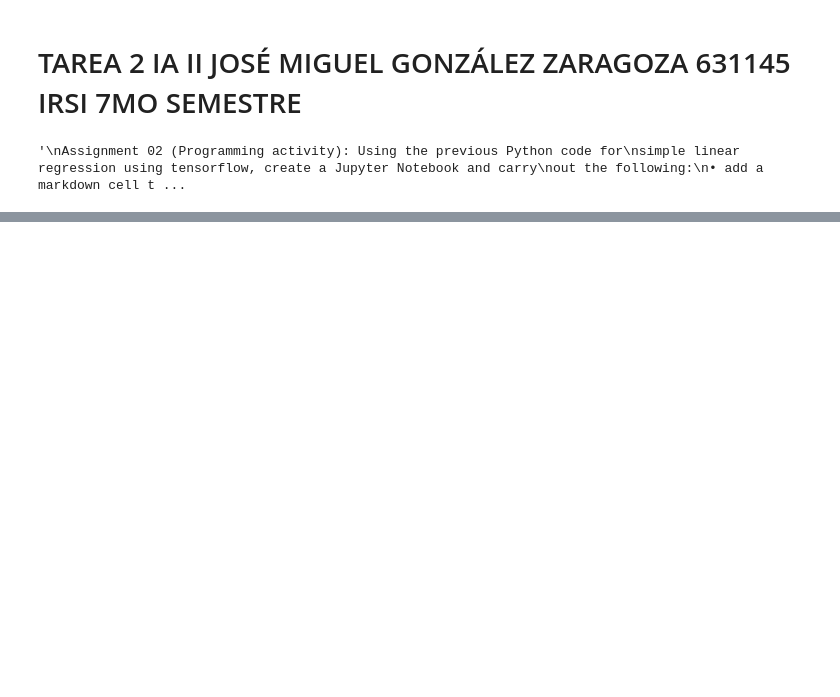
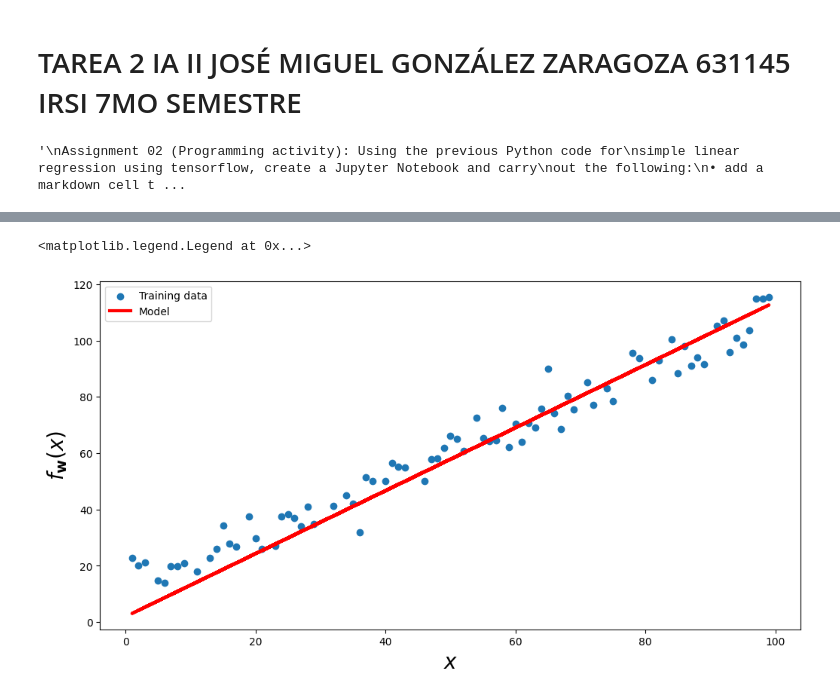
Before and after one commit to jmikelel/simple-linear-regression-using-tensorflow, a Jupyter notebook: simple-linear-regression-using-tensorflow.ipynb, the cells around one changed output, grey strips where cells are left out. Saved outputs shown, nothing was run; the diff lists cells and outputs as text; code cells hidden in the pictures; blank space fills up the shorter version.

```diff
--- a/simple-linear-regression-using-tensorflow.ipynb
+++ b/simple-linear-regression-using-tensorflow.ipynb
@@ -31,0 +130,9 @@ from sklearn.model_selection import train_test_split
+# %%
+#Build the linear regression model using a multiple-input single neuron
+model = tf.keras.Sequential([
+    tf.keras.layers.Input(shape=(1,)),
+    tf.keras.layers.Dense(1)
+])
+
+#Compile the model
+model.compile(optimizer='adam',loss='mse')
@@ -31,0 +185,7 @@ from sklearn.model_selection import train_test_split
+# %%
+#Train the model
+model.fit(x_train,y_train,epochs=500,batch_size=10,validation_split=0.10,verbose=1)
+
+#Evaluate the model
+loss=model.evaluate(x_test, y_test)
+print(f'\nTest Lost:{loss}')
@@ -31,0 +259,2 @@ from sklearn.model_selection import train_test_split
+# %%
+y_pred_train=model.predict(x_train)
@@ -31,0 +268,12 @@ from sklearn.model_selection import train_test_split
+# %%
+#Plot results
+plt.figure(figsize=(12,6))
+
+plt.scatter(x_train,y_train,label='Training data')
+plt.plot(x_train,y_pred_train, label='Model', linewidth=3,color=[1,0,0])
+plt.xlabel(r"$x$", fontsize=20)
+plt.ylabel("$f_{\mathbf{w}}(x)$", fontsize=20)
+plt.legend()
+# %% [output]
+<matplotlib.legend.Legend at 0x...>
+[figure, added]
```
Also changed, not shown: parts of 23 cells of this notebook.
